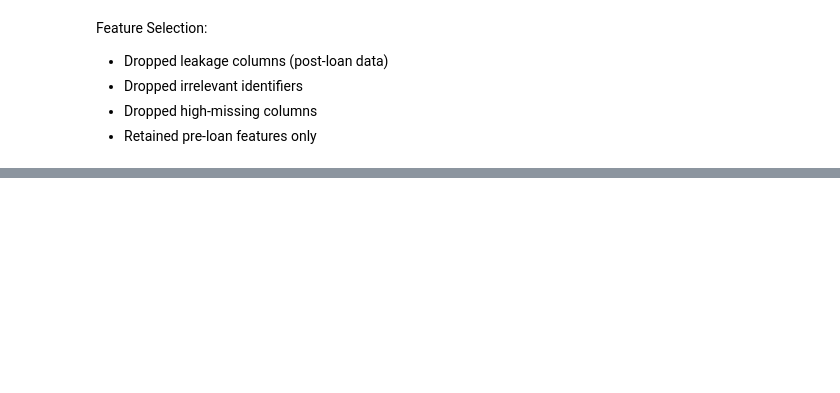
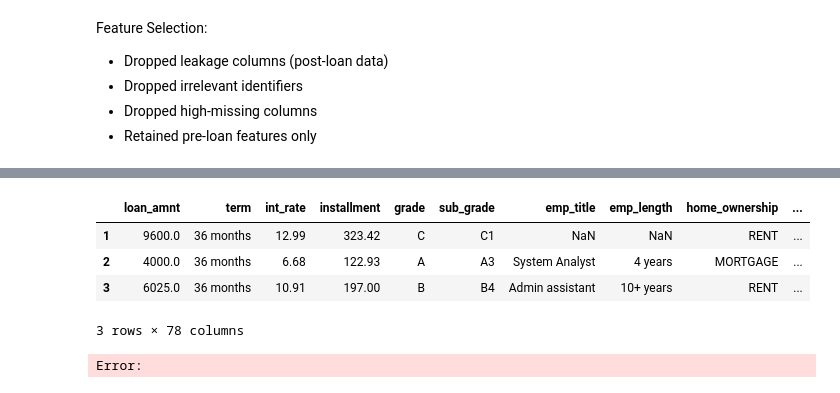
Before and after one commit to shreyansh26jan/fintech-credit-risk, a Jupyter notebook: notebook/day2_understand_dataset.ipynb, the cells around one changed output, grey strips where cells are left out. Drawn from its saved outputs; the diff is of its cells as text; code cells hidden in the pictures; blank space fills up the shorter version.

```diff
--- a/notebook/day2_understand_dataset.ipynb
+++ b/notebook/day2_understand_dataset.ipynb
@@ -535,0 +585,9 @@ df.to_csv('../data/processed/final_data.csv', index=False)
+# %%
+df.head(3)
+# %% [output]
+|  | loan_amnt | term | int_rate | installment | grade | sub_grade | emp_title | emp_length | home_ownership | ... |
+| 1 | 9600.0 | 36 months | 12.99 | 323.42 | C | C1 | NaN | NaN | RENT | ... |
+| 2 | 4000.0 | 36 months | 6.68 | 122.93 | A | A3 | System Analyst | 4 years | MORTGAGE | ... |
+| 3 | 6025.0 | 36 months | 10.91 | 197.00 | B | B4 | Admin assistant | 10+ years | RENT | ... |
+3 rows × 78 columns
+Error:
```
Also changed, not shown: parts of 36 cells of this notebook, 1 other file.
